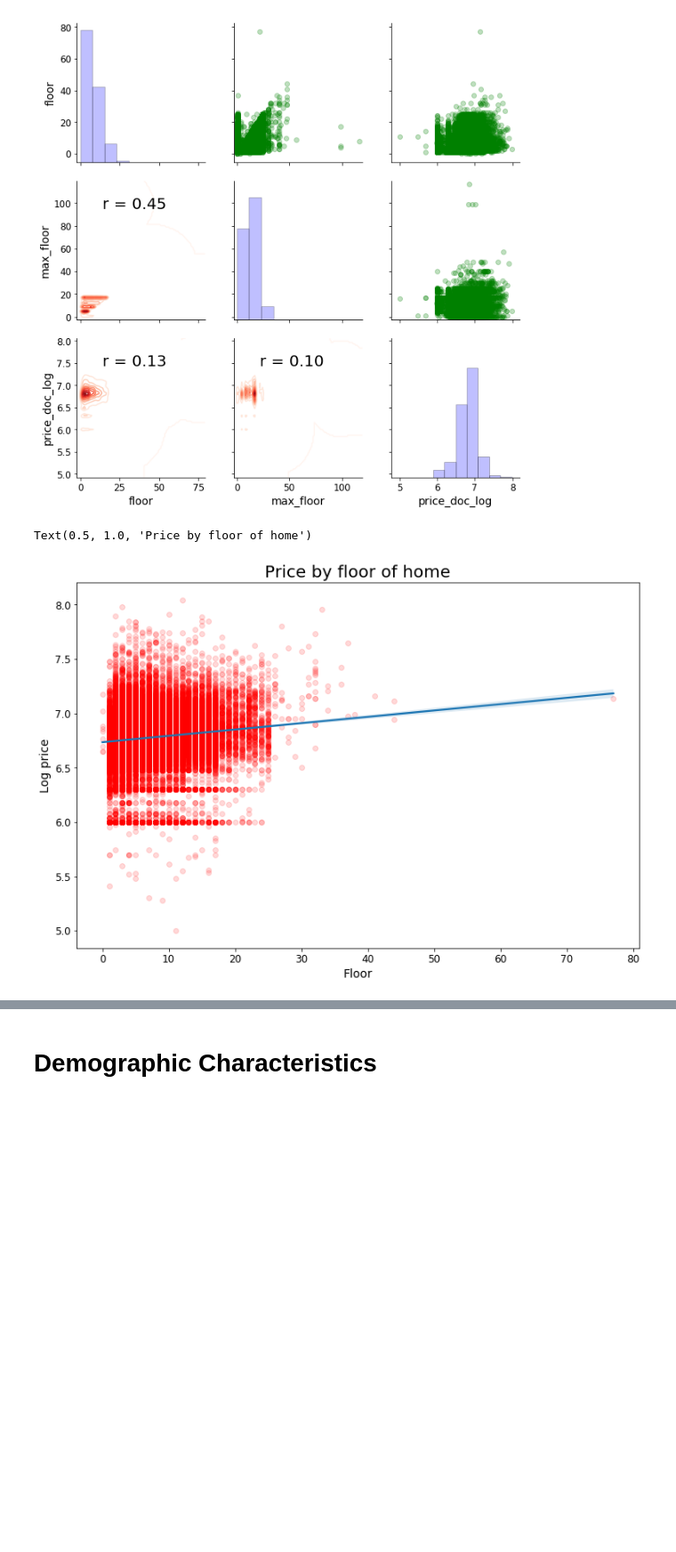
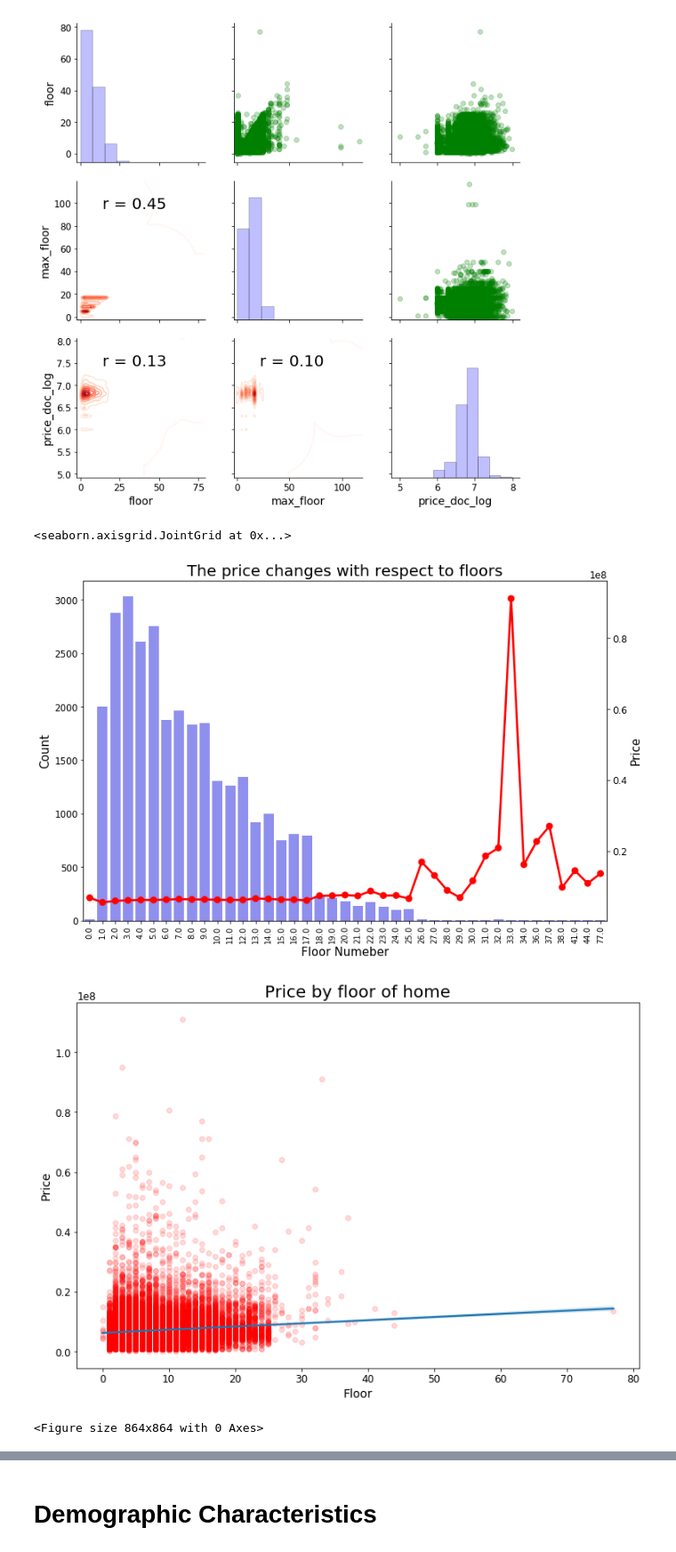
Before and after one commit to tungtokyo1108/Black-Box-Variational-Inference-for-Biological-computation, a Jupyter notebook: Python for Data Science/Sberbank Russian Housing Market/Sberbank Exploratory Analysis.ipynb, the cells around one changed output, grey strips where cells are left out. Shown at 89% size. Drawn from its saved outputs; the diff is of its cells as text; code cells hidden in the pictures; blank space fills up the shorter version.

```diff
--- a/Python for Data Science/Sberbank Russian Housing Market/Sberbank Exploratory Analysis.ipynb
+++ b/Python for Data Science/Sberbank Russian Housing Market/Sberbank Exploratory Analysis.ipynb
@@ -48,0 +73,8 @@ memory usage: 67.9+ MB
+# %%
+data['yearmonth'] = data['timestamp'].apply(lambda x: x[:4]+x[5:7])
+grouped = data.groupby('yearmonth')['price_doc'].aggregate(np.median).reset_index()
+f, ax = plt.subplots(figsize=(20,10))
+plt.xticks(rotation='vertical', fontsize=10)
+sns.barplot(grouped.yearmonth.values, grouped.price_doc.values, alpha=0.25, color="blue")
+ax.set_xlabel('Year-Month', fontsize=12)
+ax.set_ylabel('Median Price', fontsize=12)
@@ -324,12 +359,30 @@ grid.map_lower(sns.kdeplot, cmap=plt.cm.Reds)
 <seaborn.axisgrid.PairGrid at 0x...>
 [figure]
 # %%
+grouped_floor_price = data.groupby(by="floor")['price_doc'].aggregate(np.median).reset_index()
+f, ax1 = plt.subplots(figsize=(12,8))
+plt.xticks(rotation=90, fontsize=10)
+sns.countplot(x="floor", data=data, ax=ax1, color="blue", alpha=0.5)
+ax1.set_xlabel('Floor Numeber', fontsize=15)
+ax1.set_ylabel('Count', fontsize=15)
+ax2=ax1.twinx()
+sns.pointplot(grouped_floor_price.floor.values, grouped_floor_price.price_doc.values,
+              alpha=0.1, color="red", ax=ax2)
+ax2.set_ylabel('Price', fontsize=15)
+plt.title('The price changes with respect to floors', fontsize=20)
+
 f, ax = plt.subplots(figsize=(12,8))
-plt.scatter(x=data['floor'], y=data['price_doc_log'], c = 'r', alpha=0.15)
-sns.regplot(x="floor", y="price_doc_log", data=data, scatter=False, truncate=True)
+plt.scatter(x=data['floor'], y=data['price_doc'], c = 'r', alpha=0.15)
+sns.regplot(x="floor", y="price_doc", data=data, scatter=False, truncate=True)
 ax.set_xlabel("Floor", fontsize=14)
-ax.set_ylabel("Log price", fontsize=14)
+ax.set_ylabel("Price", fontsize=14)
 ax.set_title("Price by floor of home", fontsize=20)
+
+plt.figure(figsize=(12,12))
+sns.jointplot(x="floor", y="price_doc", data=data, kind="kde", space=0,
+color="g", height = 10)
 # %% [output]
-Text(0.5, 1.0, 'Price by floor of home')
+<seaborn.axisgrid.JointGrid at 0x...>
-[figure, old version]
+[figure, new version]
+[figure, added]
+<Figure size 864x864 with 0 Axes>
```
Also changed, not shown: parts of 9 cells of this notebook.
